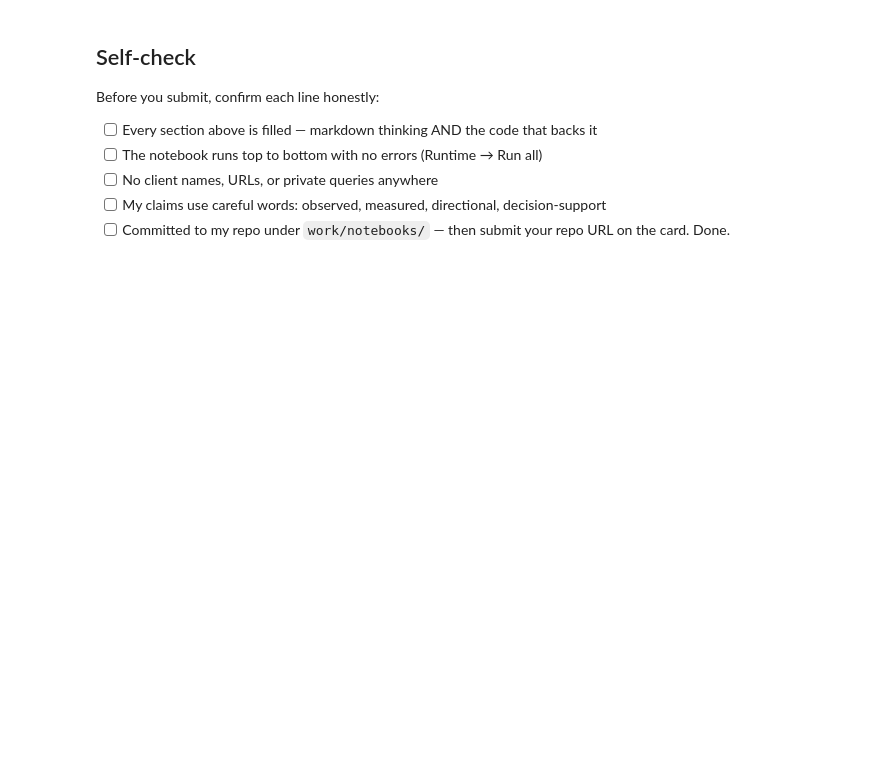
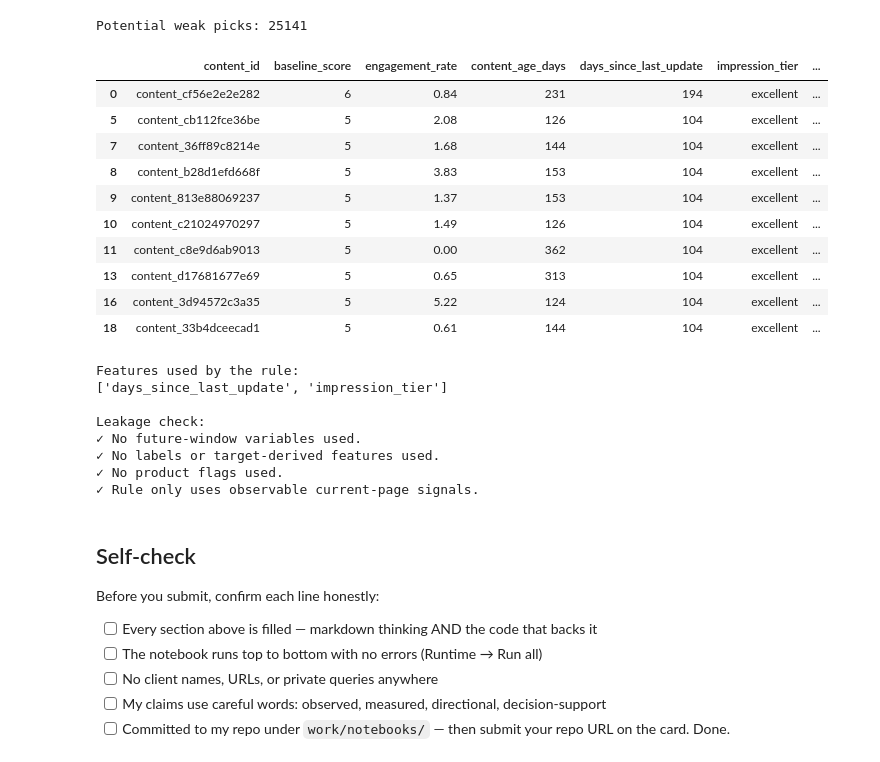
Before and after one commit to yara-08/ML-FlyRank-Internship2, a Jupyter notebook: work/notebooks/w04_baseline_score.ipynb, the cells around one changed output. Saved outputs shown, nothing was run; the diff lists cells and outputs as text; code cells hidden in the pictures; blank space fills up the shorter version.

```diff
--- a/work/notebooks/w04_baseline_score.ipynb
+++ b/work/notebooks/w04_baseline_score.ipynb
@@ -37,3 +311,77 @@ This skeleton is yours to fill. Work the sections **in order** — each one has
+# %%
+# This cell is for CODE (numbers, a query, a check).
+# Write your text answer in the cell ABOVE this one — typing sentences here breaks Run All.
+
+# Weak picks (lowest-confidence recommendations)
+
+weak_picks = ranked_queue[
+    (ranked_queue["engagement_rate"] < 1) |
+    (ranked_queue["content_age_days"] < 180)
+].copy()
+
+weak_picks["possible_issue"] = ""
+
+weak_picks.loc[
+    weak_picks["engagement_rate"] < 1,
+    "possible_issue"
+] = "Very low engagement needs manual review."
+
+weak_picks.loc[
+    weak_picks["content_age_days"] < 180,
+    "possible_issue"
+] = "Content is not very old despite being flagged."
+
+print("Potential weak picks:", len(weak_picks))
+display(
+    weak_picks.head(10)[[
+        "content_id",
+        "baseline_score",
+        "engagement_rate",
+        "content_age_days",
+        "days_since_last_update",
+        "impression_tier",
+        "possible_issue"
+    ]]
+)
+
+# -------------------------
+# Leakage check
+# -------------------------
+
+features_used = [
+    "days_since_last_update",
+    "impression_tier"
+]
+
+print("\nFeatures used by the rule:")
+print(features_used)
+
+print("\nLeakage check:")
+print("✓ No future-window variables used.")
+print("✓ No labels or target-derived features used.")
+print("✓ No product flags used.")
+print("✓ Rule only uses observable current-page signals.")
+# %% [output]
+Potential weak picks: 25141
+|  | content_id | baseline_score | engagement_rate | content_age_days | days_since_last_update | impression_tier | ... |
+| 0 | content_cf56e2e2e282 | 6 | 0.84 | 231 | 194 | excellent | ... |
+| 5 | content_cb112fce36be | 5 | 2.08 | 126 | 104 | excellent | ... |
+| 7 | content_36ff89c8214e | 5 | 1.68 | 144 | 104 | excellent | ... |
+| 8 | content_b28d1efd668f | 5 | 3.83 | 153 | 104 | excellent | ... |
+| 9 | content_813e88069237 | 5 | 1.37 | 153 | 104 | excellent | ... |
+| 10 | content_c21024970297 | 5 | 1.49 | 126 | 104 | excellent | ... |
+| 11 | content_c8e9d6ab9013 | 5 | 0.00 | 362 | 104 | excellent | ... |
+| 13 | content_d17681677e69 | 5 | 0.65 | 313 | 104 | excellent | ... |
+| 16 | content_3d94572c3a35 | 5 | 5.22 | 124 | 104 | excellent | ... |
+| 18 | content_33b4dceecad1 | 5 | 0.61 | 144 | 104 | excellent | ... |
+Features used by the rule:
+['days_since_last_update', 'impression_tier']
+
+Leakage check:
+✓ No future-window variables used.
+✓ No labels or target-derived features used.
+✓ No product flags used.
+✓ Rule only uses observable current-page signals.
 # %% [markdown]
 ## Self-check
 
```
Also changed, not shown: parts of 15 cells of this notebook.
